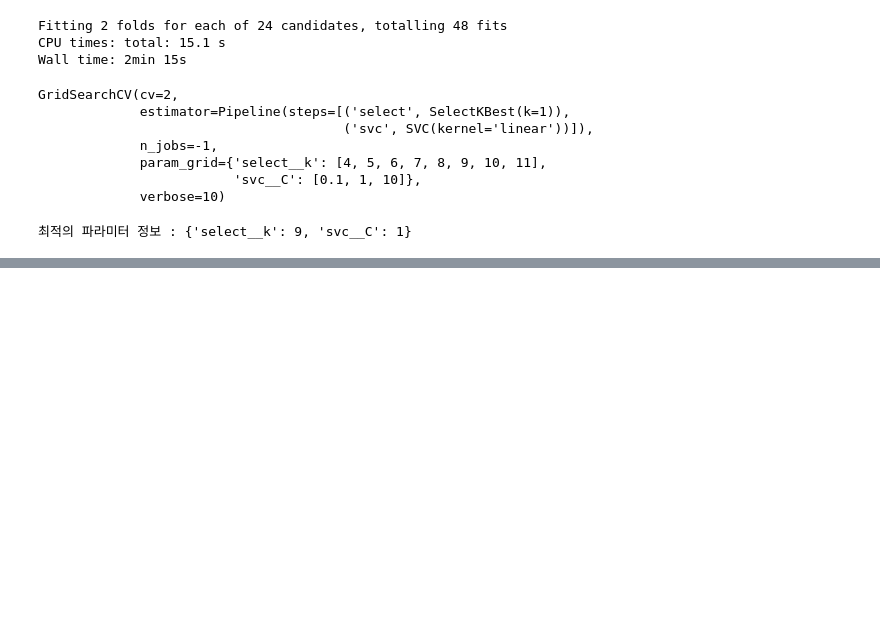
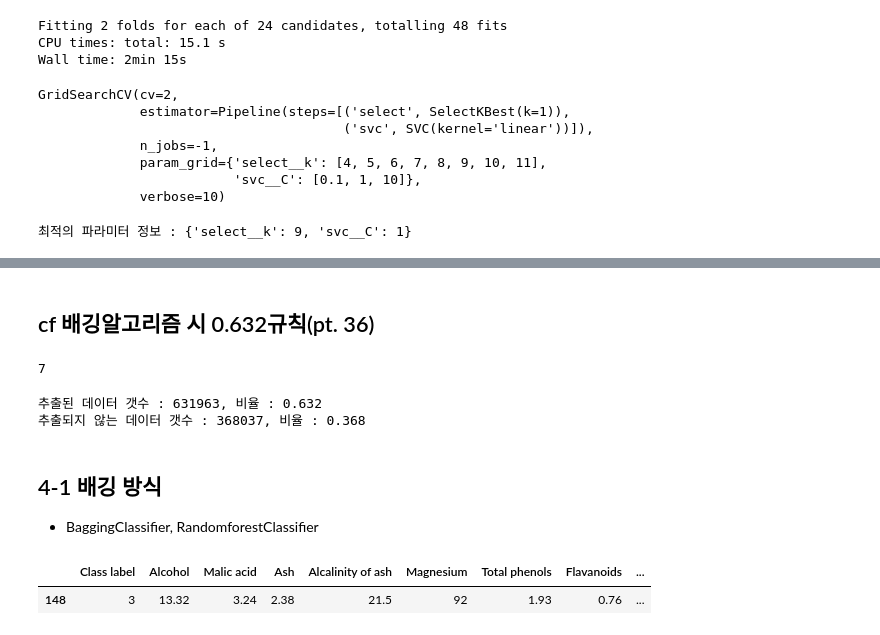
Before and after one commit to yisy0703/ai, a Jupyter notebook: source/13_MachineLearning/4장_머신러닝_모형최적화.ipynb, the cells around one changed output, grey strips where cells are left out. Cells and saved outputs as stored; diff of their text form; code cells hidden in the pictures; blank space fills up the shorter version.

```diff
--- a/source/13_MachineLearning/4장_머신러닝_모형최적화.ipynb
+++ b/source/13_MachineLearning/4장_머신러닝_모형최적화.ipynb
@@ -512,0 +612,28 @@ X_train.shape, X_test.shape, y_train.shape, y_test.shape, y_train.mean(), y_test
+# %% [markdown]
+## cf 배깅알고리즘 시 0.632규칙(pt. 36)
+# %%
+import numpy as np
+len(set(np.random.choice(10, 10))) #10미만의 수를 10개 복원추출로 choice
+# %% [output]
+7
+# %%
+N = 1000000
+data = np.random.choice(N, N)
+cnt = len(set(data))
+print('추출된 데이터 갯수 : {}, 비율 : {:.3f}'.format(cnt, cnt/N ) )
+print('추출되지 않는 데이터 갯수 : {}, 비율 : {:.3f}'.format(
+                                    N - cnt, (N-cnt)/N )
+     )
+# %% [output]
+추출된 데이터 갯수 : 631963, 비율 : 0.632
+추출되지 않는 데이터 갯수 : 368037, 비율 : 0.368
+# %% [markdown]
+## 4-1 배깅 방식
+- BaggingClassifier, RandomforestClassifier
+# %%
+wine_df = pd.read_csv('wine.csv')
+wine_df['Class label'].unique()
+wine_df.sample()
+# %% [output]
+|  | Class label | Alcohol | Malic acid | Ash | Alcalinity of ash | Magnesium | Total phenols | Flavanoids | ... |
+| 148 | 3 | 13.32 | 3.24 | 2.38 | 21.5 | 92 | 1.93 | 0.76 | ... |
```
Also changed, not shown: parts of 38 cells of this notebook.
